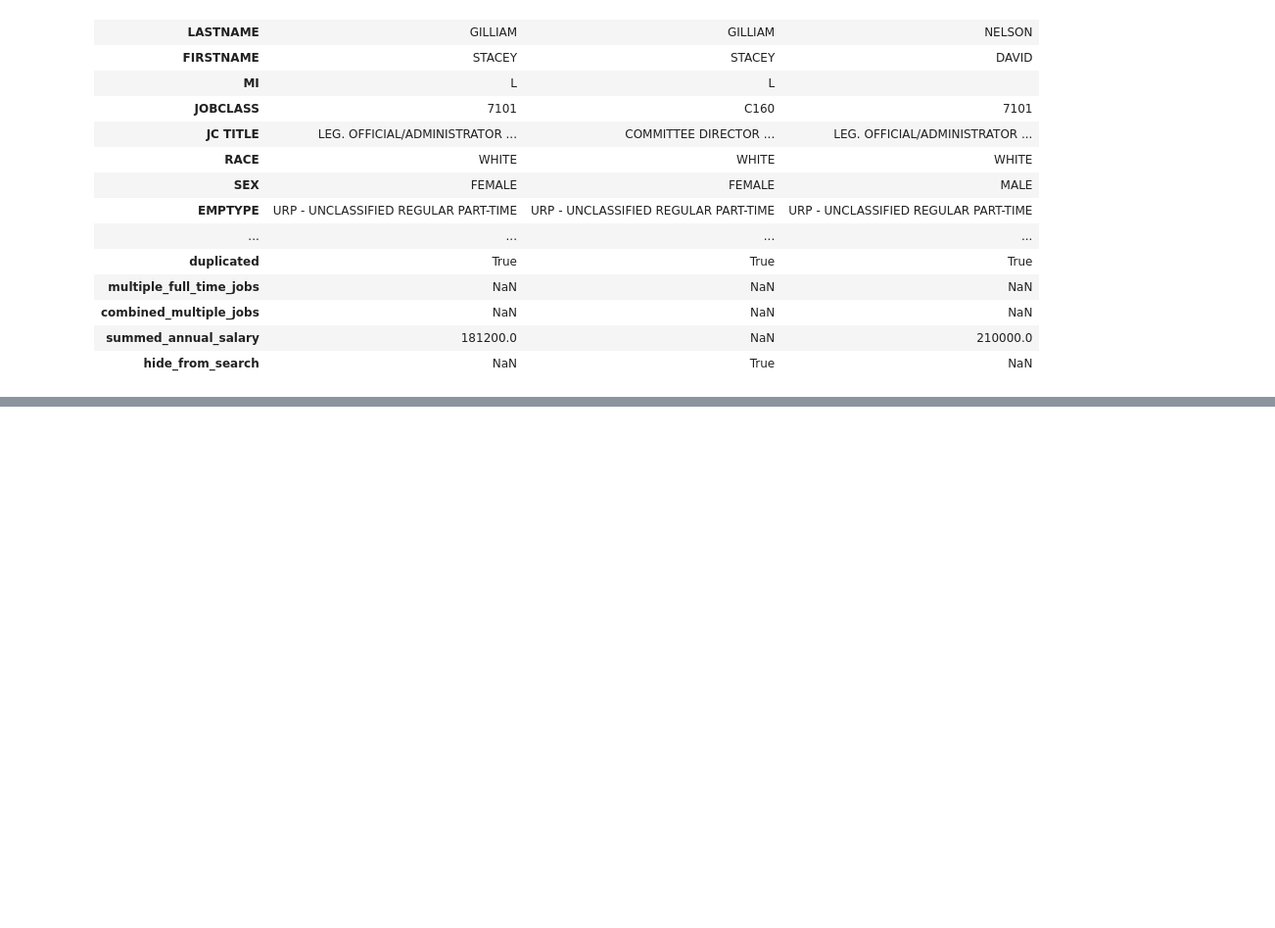
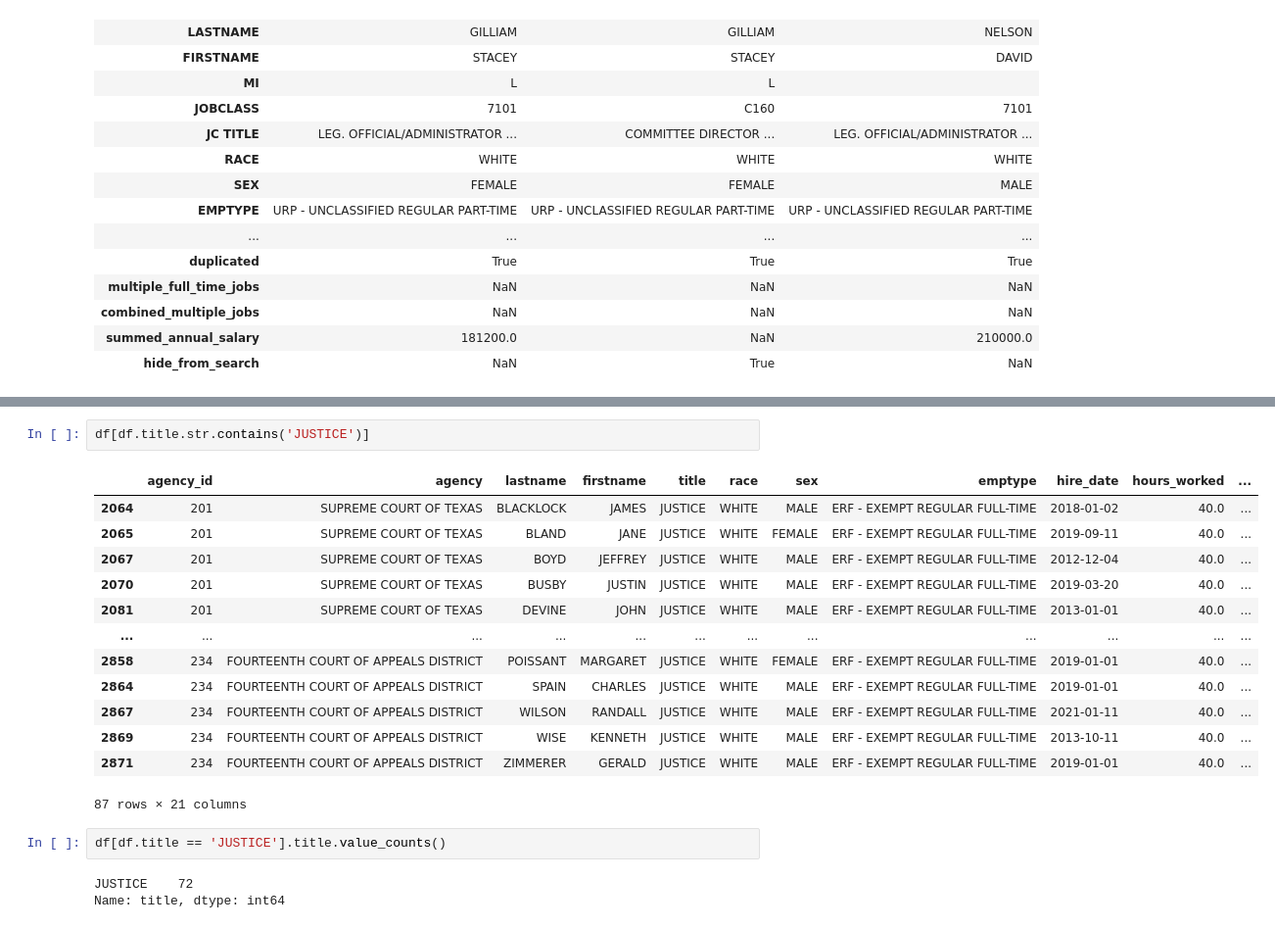
Before and after one commit to Texas-Government-Employee-Salaries/Predicting-Salaries, a Jupyter notebook: desiree_initial.ipynb, the cells around one changed output, grey strips where cells are left out. Shown at 98% size. Saved outputs shown, nothing was run; the diff lists cells and outputs as text; blank space fills up the shorter version.

```diff
--- a/desiree_initial.ipynb
+++ b/desiree_initial.ipynb
@@ -50,0 +254,21 @@ df = prepare_tex(df)
+# %%
+df[df.title.str.contains('JUSTICE')]
+# %% [output]
+|  | agency_id | agency | lastname | firstname | title | race | sex | emptype | hire_date | hours_worked | ... |
+| 2064 | 201 | SUPREME COURT OF TEXAS | BLACKLOCK | JAMES | JUSTICE | WHITE | MALE | ERF - EXEMPT REGULAR FULL-TIME | 2018-01-02 | 40.0 | ... |
+| 2065 | 201 | SUPREME COURT OF TEXAS | BLAND | JANE | JUSTICE | WHITE | FEMALE | ERF - EXEMPT REGULAR FULL-TIME | 2019-09-11 | 40.0 | ... |
+| 2067 | 201 | SUPREME COURT OF TEXAS | BOYD | JEFFREY | JUSTICE | WHITE | MALE | ERF - EXEMPT REGULAR FULL-TIME | 2012-12-04 | 40.0 | ... |
+| 2070 | 201 | SUPREME COURT OF TEXAS | BUSBY | JUSTIN | JUSTICE | WHITE | MALE | ERF - EXEMPT REGULAR FULL-TIME | 2019-03-20 | 40.0 | ... |
+| 2081 | 201 | SUPREME COURT OF TEXAS | DEVINE | JOHN | JUSTICE | WHITE | MALE | ERF - EXEMPT REGULAR FULL-TIME | 2013-01-01 | 40.0 | ... |
+| ... | ... | ... | ... | ... | ... | ... | ... | ... | ... | ... | ... |
+| 2858 | 234 | FOURTEENTH COURT OF APPEALS DISTRICT | POISSANT | MARGARET | JUSTICE | WHITE | FEMALE | ERF - EXEMPT REGULAR FULL-TIME | 2019-01-01 | 40.0 | ... |
+| 2864 | 234 | FOURTEENTH COURT OF APPEALS DISTRICT | SPAIN | CHARLES | JUSTICE | WHITE | MALE | ERF - EXEMPT REGULAR FULL-TIME | 2019-01-01 | 40.0 | ... |
+| 2867 | 234 | FOURTEENTH COURT OF APPEALS DISTRICT | WILSON | RANDALL | JUSTICE | WHITE | MALE | ERF - EXEMPT REGULAR FULL-TIME | 2021-01-11 | 40.0 | ... |
+| 2869 | 234 | FOURTEENTH COURT OF APPEALS DISTRICT | WISE | KENNETH | JUSTICE | WHITE | MALE | ERF - EXEMPT REGULAR FULL-TIME | 2013-10-11 | 40.0 | ... |
+| 2871 | 234 | FOURTEENTH COURT OF APPEALS DISTRICT | ZIMMERER | GERALD | JUSTICE | WHITE | MALE | ERF - EXEMPT REGULAR FULL-TIME | 2019-01-01 | 40.0 | ... |
+87 rows × 21 columns
+# %%
+df[df.title == 'JUSTICE'].title.value_counts()
+# %% [output]
+JUSTICE    72
+Name: title, dtype: int64
```
Also changed, not shown: parts of 22 cells of this notebook.
